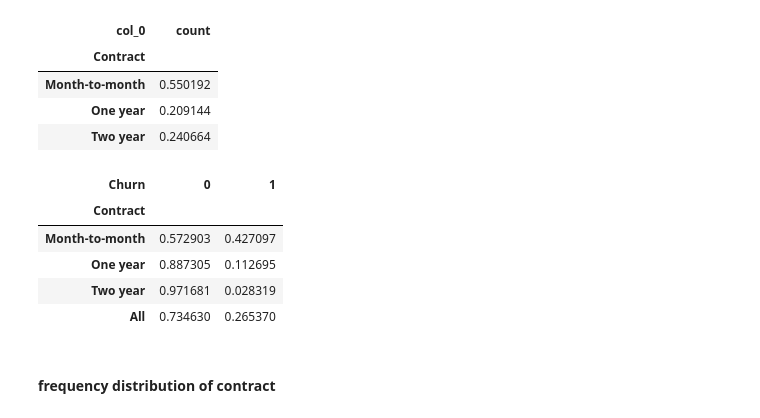
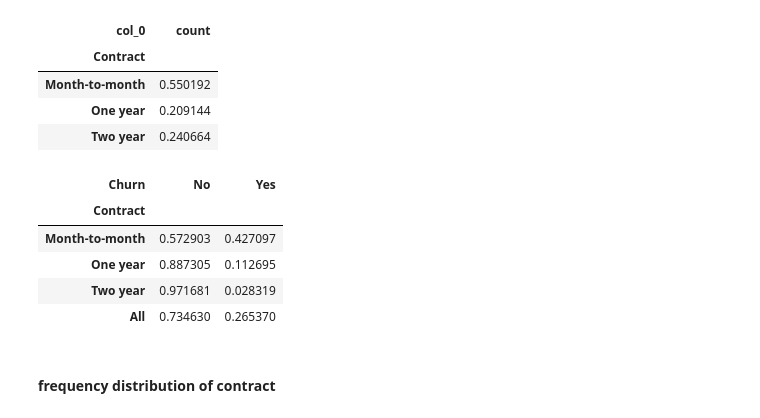
Before and after one commit to putriekales/tugaswgtik, a Jupyter notebook: tugas_wgtik.ipynb, the cells around one changed output. Cells and saved outputs as stored; diff of their text form; code cells hidden in the pictures.

```diff
--- a/tugas_wgtik.ipynb
+++ b/tugas_wgtik.ipynb
@@ -190,14 +190,14 @@ gender
 | Two year | 0.240664 |
 # %%
 contract_churn = pd.crosstab(index= df2['Contract'],
-                            columns = df['Churn'],
+                            columns = df2['Churn'],
                              margins = True,
                              normalize = 'index'
                             )
 
 contract_churn
 # %% [output]
-| Churn | 0 | 1 |
+| Churn | No | Yes |
 | Contract |  |  |
 | Month-to-month | 0.572903 | 0.427097 |
 | One year | 0.887305 | 0.112695 |
```
Also changed, not shown: parts of 5 cells of this notebook.
